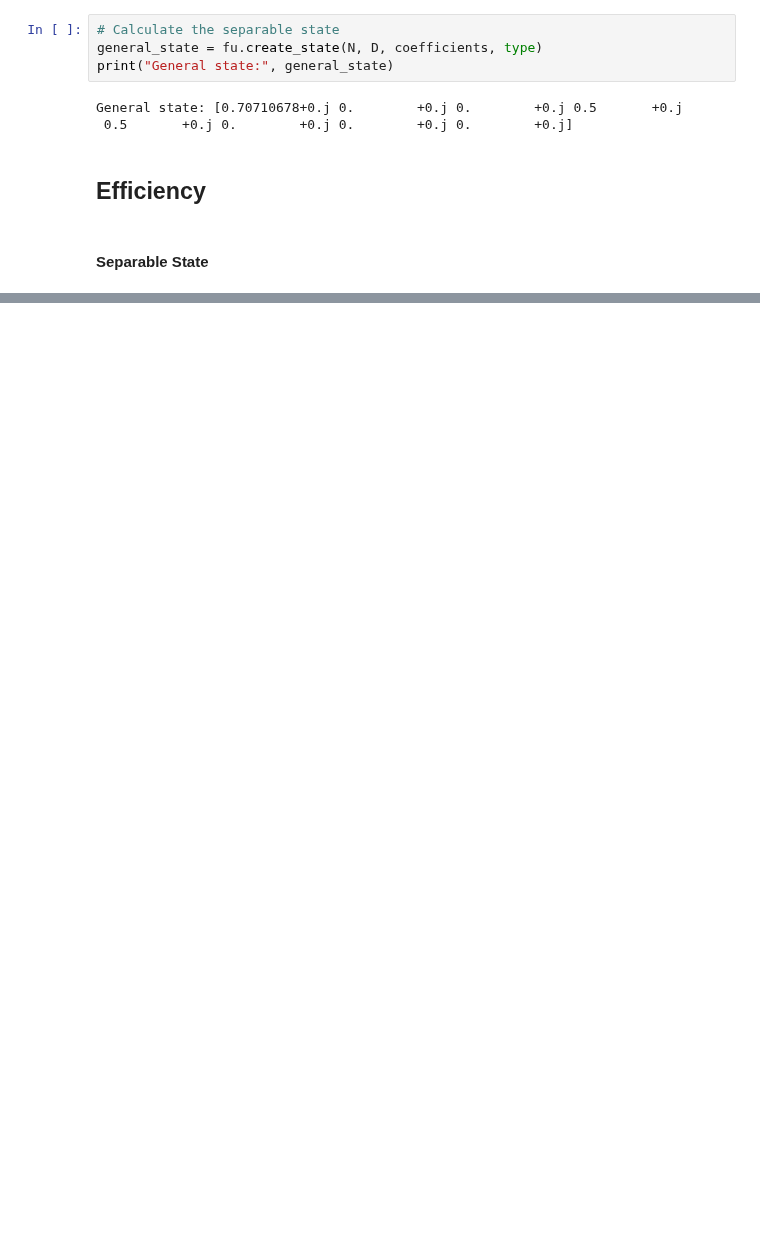
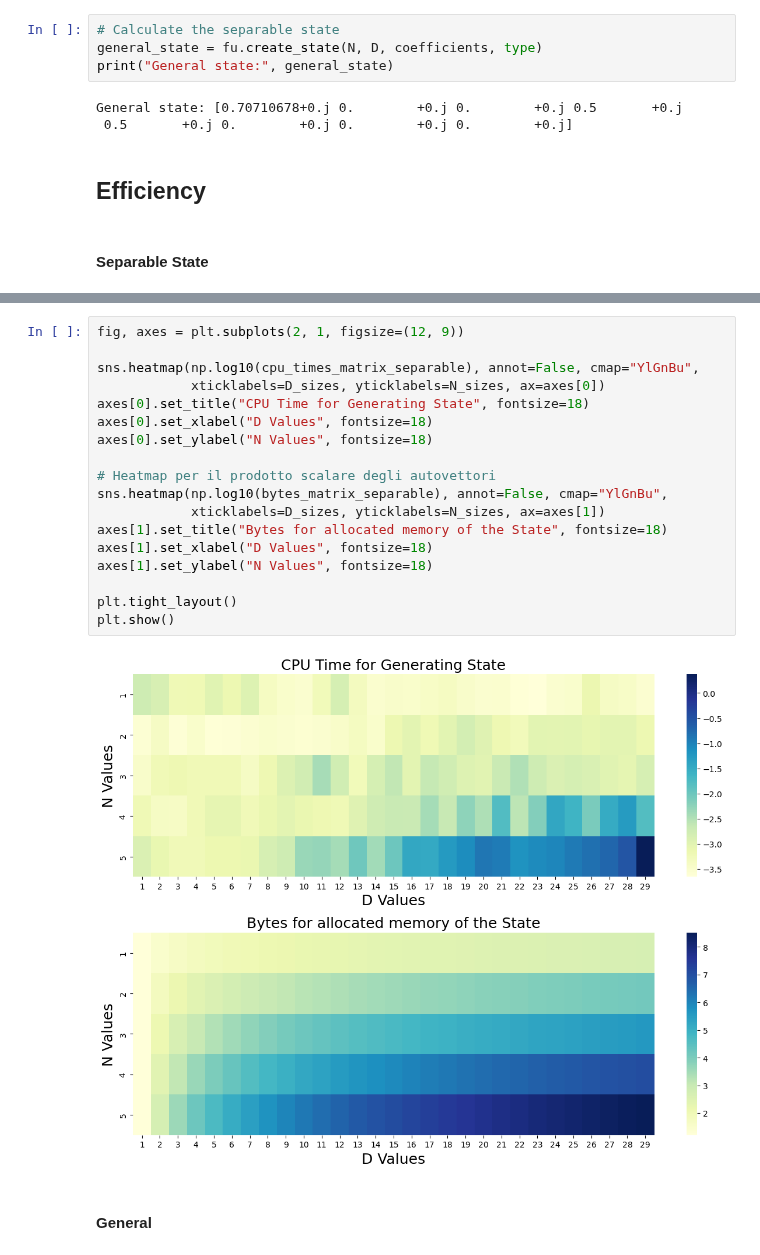
Before and after one commit to sdracia/QIC, a Jupyter notebook: 06_Assignement/density_matrix.ipynb, the cells around one changed output, grey strips where cells are left out. Cells and saved outputs as stored; diff of their text form; blank space fills up the shorter version.

```diff
--- a/06_Assignement/density_matrix.ipynb
+++ b/06_Assignement/density_matrix.ipynb
@@ -136,0 +113,22 @@ plt.show()
+# %%
+fig, axes = plt.subplots(2, 1, figsize=(12, 9))
+
+sns.heatmap(np.log10(cpu_times_matrix_separable), annot=False, cmap="YlGnBu",
+            xticklabels=D_sizes, yticklabels=N_sizes, ax=axes[0])
+axes[0].set_title("CPU Time for Generating State", fontsize=18)
+axes[0].set_xlabel("D Values", fontsize=18)
+axes[0].set_ylabel("N Values", fontsize=18)
+
+# Heatmap per il prodotto scalare degli autovettori
+sns.heatmap(np.log10(bytes_matrix_separable), annot=False, cmap="YlGnBu",
+            xticklabels=D_sizes, yticklabels=N_sizes, ax=axes[1])
+axes[1].set_title("Bytes for allocated memory of the State", fontsize=18)
+axes[1].set_xlabel("D Values", fontsize=18)
+axes[1].set_ylabel("N Values", fontsize=18)
+
+plt.tight_layout()
+plt.show()
+# %% [output]
+[figure, added]
+# %% [markdown]
+#### General
```
Also changed, not shown: parts of 16 cells of this notebook, 3 other files.
